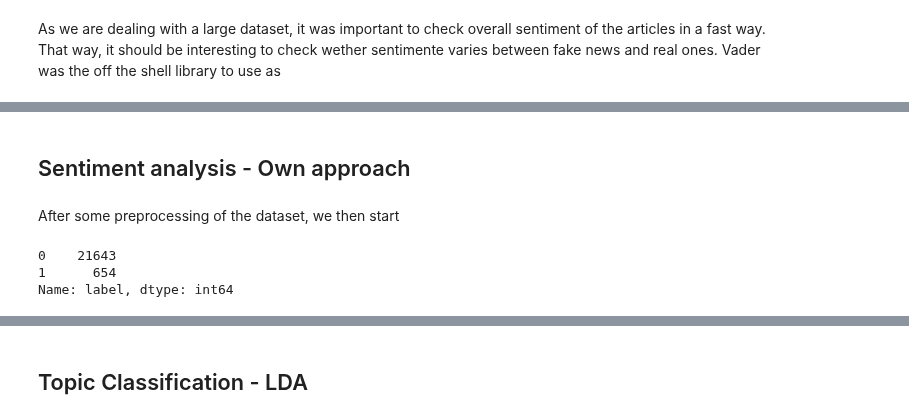
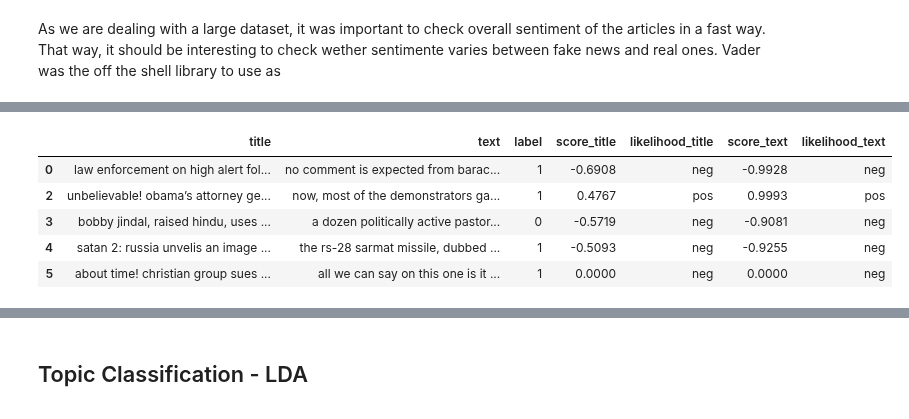
Before and after one commit to jfsalcedo10/collecting-ss-project, a Jupyter notebook: src/notebooks/sentiment_analysis.ipynb, the cells around one changed output, grey strips where cells are left out. Drawn from its saved outputs; the diff is of its cells as text; code cells hidden in the pictures.

```diff
--- a/src/notebooks/sentiment_analysis.ipynb
+++ b/src/notebooks/sentiment_analysis.ipynb
@@ -149,10 +146,4 @@ df_sent.head()
-# %% [markdown]
-## Sentiment analysis - Own approach
-# %% [markdown]
-After some preprocessing of the dataset, we then start
-# %%
-df_reuters.label.value_counts()
-# %% [output]
-0    21643
-1      654
-Name: label, dtype: int64
+# %%
+df_sent = df.join(get_sentiment_score(df, 'title')).join(get_sentiment_score(df, 'text'))
+df_sent.head()
+# %% [output]
@@ -158,0 +156,6 @@ Name: label, dtype: int64
+|  | title | text | label | score_title | likelihood_title | score_text | likelihood_text |
+| 0 | law enforcement on high alert fol... | no comment is expected from barac... | 1 | -0.6908 | neg | -0.9928 | neg |
+| 2 | unbelievable! obama’s attorney ge... | now, most of the demonstrators ga... | 1 | 0.4767 | pos | 0.9993 | pos |
+| 3 | bobby jindal, raised hindu, uses ... | a dozen politically active pastor... | 0 | -0.5719 | neg | -0.9081 | neg |
+| 4 | satan 2: russia unvelis an image ... | the rs-28 sarmat missile, dubbed ... | 1 | -0.5093 | neg | -0.9255 | neg |
+| 5 | about time! christian group sues ... | all we can say on this one is it ... | 1 | 0.0000 | neg | 0.0000 | neg |
```
Also changed, not shown: parts of 37 cells of this notebook, 5 other files.
